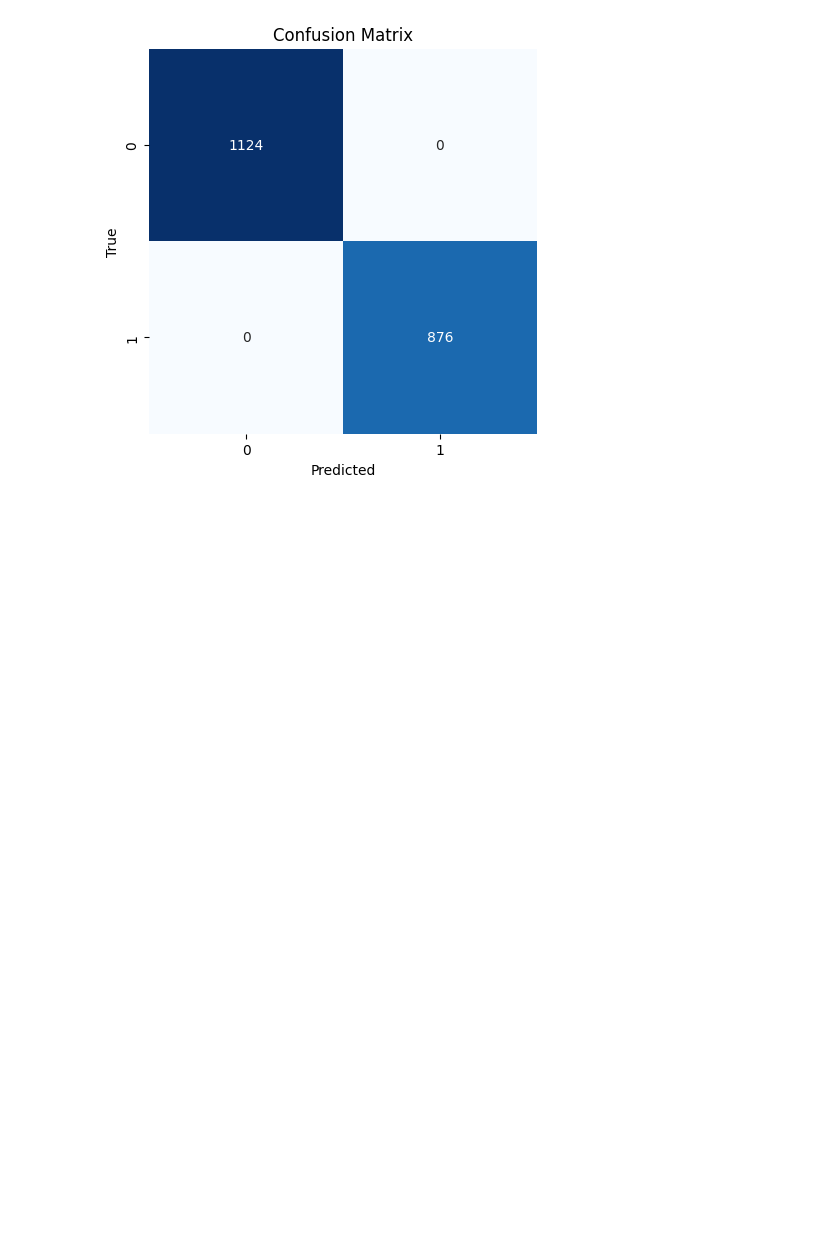
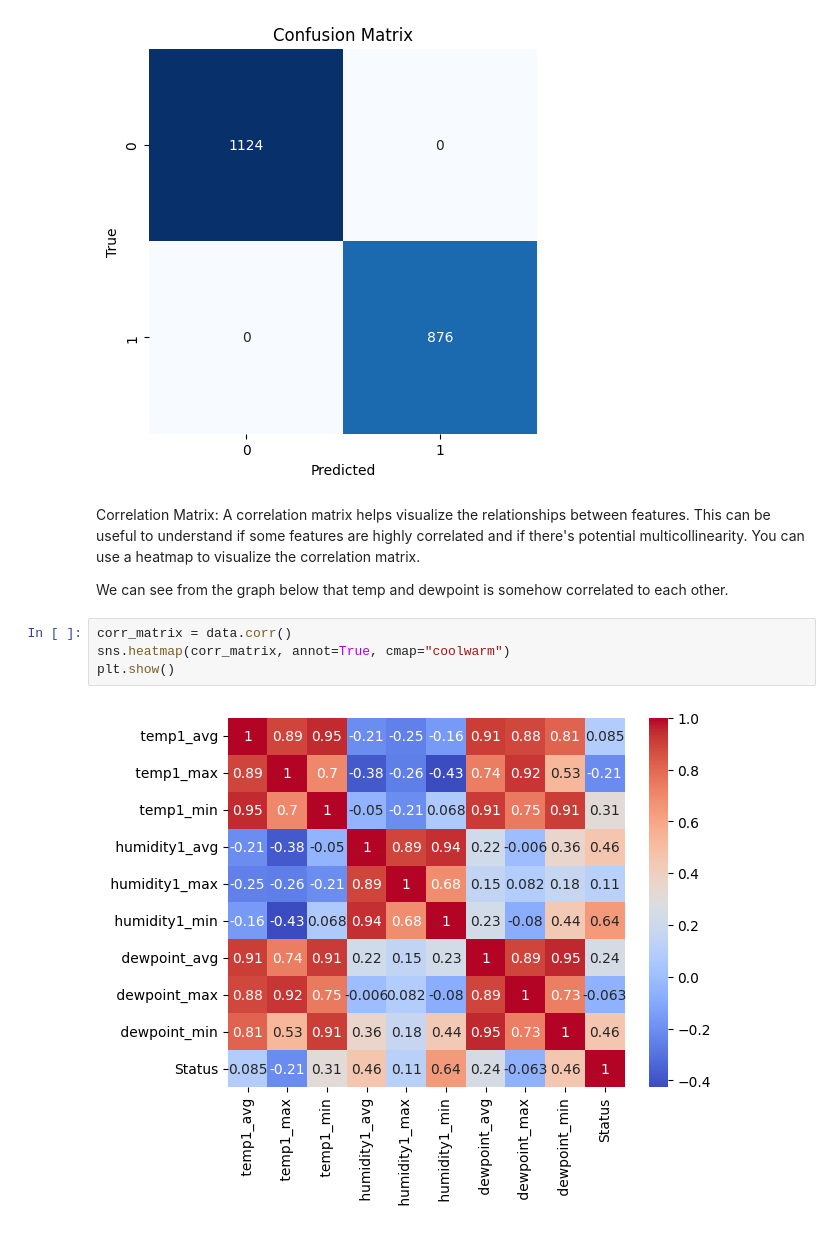
Before and after one commit to jungihong10/LSTM, a Jupyter notebook: LSTM.ipynb, the cells around one changed output. Saved outputs shown, nothing was run; the diff lists cells and outputs as text; blank space fills up the shorter version.

```diff
--- a/LSTM.ipynb
+++ b/LSTM.ipynb
@@ -120,3 +120,13 @@ plt.show()
 # %% [output]
 63/63 [==============================] - 0s 3ms/step
 [figure]
+# %% [markdown]
+Correlation Matrix: A correlation matrix helps visualize the relationships between features. This can be useful to understand if some features are highly correlated and if there's potential multicollinearity. You can use a heatmap to visualize the correlation matrix.
+
+We can see from the graph below that temp and dewpoint is somehow correlated to each other.
+# %%
+corr_matrix = data.corr()
+sns.heatmap(corr_matrix, annot=True, cmap="coolwarm")
+plt.show()
+# %% [output]
+[figure, added]
```
Also changed, not shown: parts of 6 cells of this notebook.
